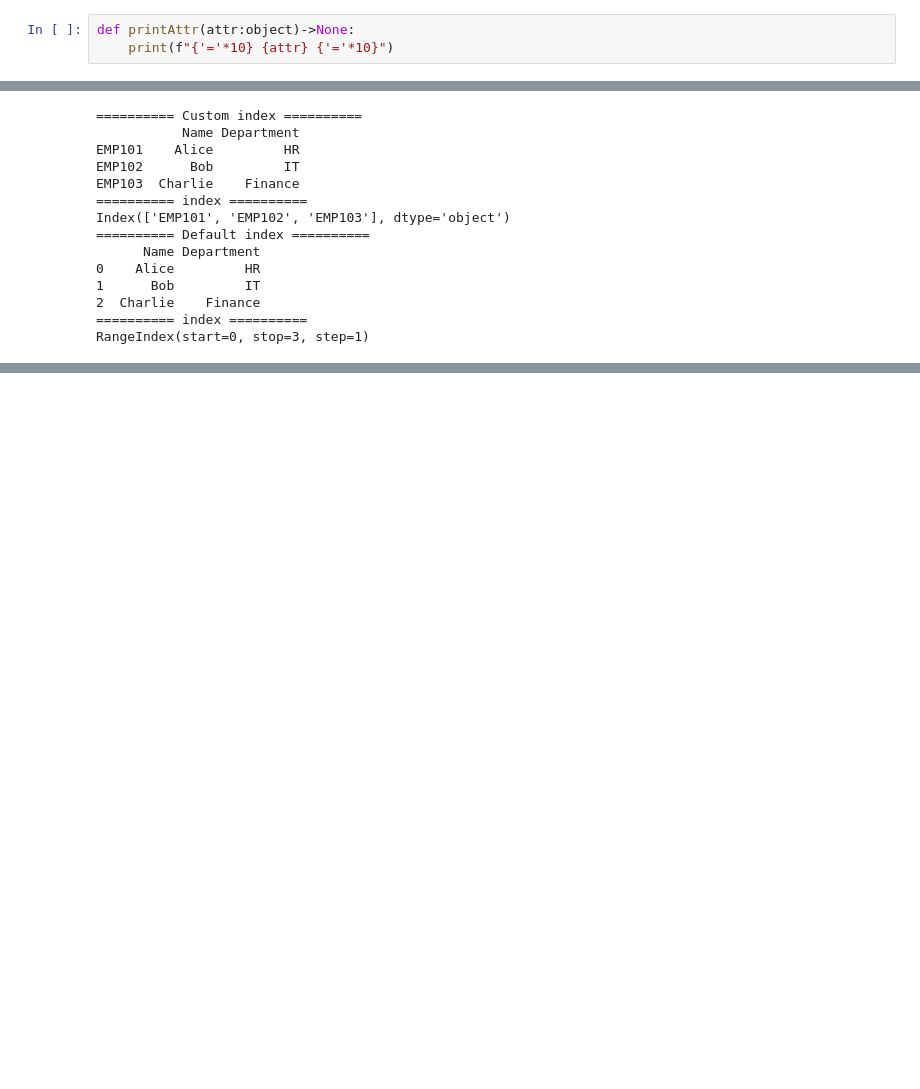
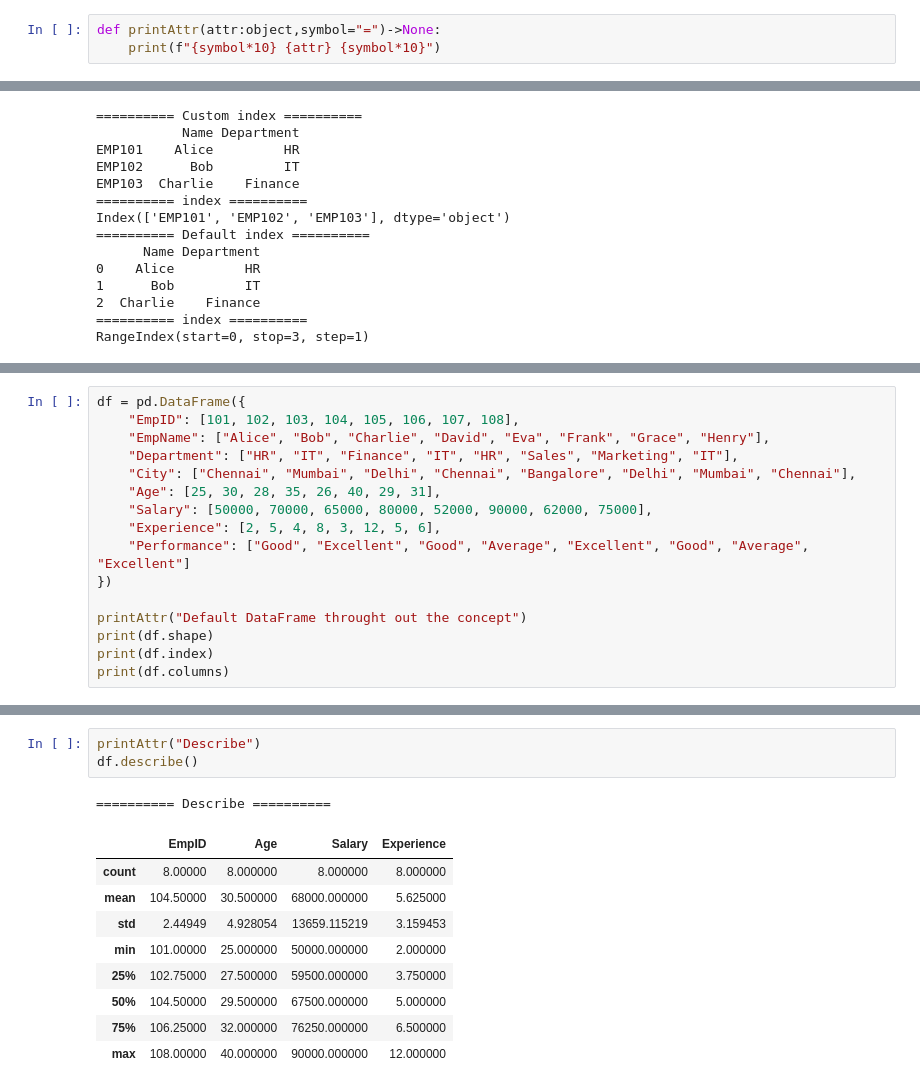
Before and after one commit to Vignesh-S-98/AI-Learn, a Jupyter notebook: pandas/basic_pandas_structured copy.ipynb, the cells around one changed output, grey strips where cells are left out. Drawn from its saved outputs; the diff is of its cells as text; blank space fills up the shorter version.

```diff
--- a/pandas/basic_pandas_structured copy.ipynb
+++ b/pandas/basic_pandas_structured copy.ipynb
@@ -1,8 +1,8 @@
 # %% [markdown]
 # Section 1 :- Intro into pandas
 # %%
-def printAttr(attr:object)->None:
-    print(f"{'='*10} {attr} {'='*10}")
+def printAttr(attr:object,symbol="=")->None:
+    print(f"{symbol*10} {attr} {symbol*10}")
 # %%
 import pandas as pd
 import numpy as np
@@ -3867,0 +4038,16 @@ RangeIndex(start=0, stop=3, step=1)
+# %%
+df = pd.DataFrame({
+    "EmpID": [101, 102, 103, 104, 105, 106, 107, 108],
+    "EmpName": ["Alice", "Bob", "Charlie", "David", "Eva", "Frank", "Grace", "Henry"],
+    "Department": ["HR", "IT", "Finance", "IT", "HR", "Sales", "Marketing", "IT"],
+    "City": ["Chennai", "Mumbai", "Delhi", "Chennai", "Bangalore", "Delhi", "Mumbai", "Chennai"],
+    "Age": [25, 30, 28, 35, 26, 40, 29, 31],
+    "Salary": [50000, 70000, 65000, 80000, 52000, 90000, 62000, 75000],
+    "Experience": [2, 5, 4, 8, 3, 12, 5, 6],
+    "Performance": ["Good", "Excellent", "Good", "Average", "Excellent", "Good", "Average", "Excellent"]
+})
+
+printAttr("Default DataFrame throught out the concept")
+print(df.shape)
+print(df.index)
+print(df.columns)
@@ -3867,0 +4185,14 @@ RangeIndex(start=0, stop=3, step=1)
+# %%
+printAttr("Describe")
+df.describe()
+# %% [output]
+========== Describe ==========
+|  | EmpID | Age | Salary | Experience |
+| count | 8.00000 | 8.000000 | 8.000000 | 8.000000 |
+| mean | 104.50000 | 30.500000 | 68000.000000 | 5.625000 |
+| std | 2.44949 | 4.928054 | 13659.115219 | 3.159453 |
+| min | 101.00000 | 25.000000 | 50000.000000 | 2.000000 |
+| 25% | 102.75000 | 27.500000 | 59500.000000 | 3.750000 |
+| 50% | 104.50000 | 29.500000 | 67500.000000 | 5.000000 |
+| 75% | 106.25000 | 32.000000 | 76250.000000 | 6.500000 |
+| max | 108.00000 | 40.000000 | 90000.000000 | 12.000000 |
```
Also changed, not shown: parts of 26 cells of this notebook, 1 other file.
